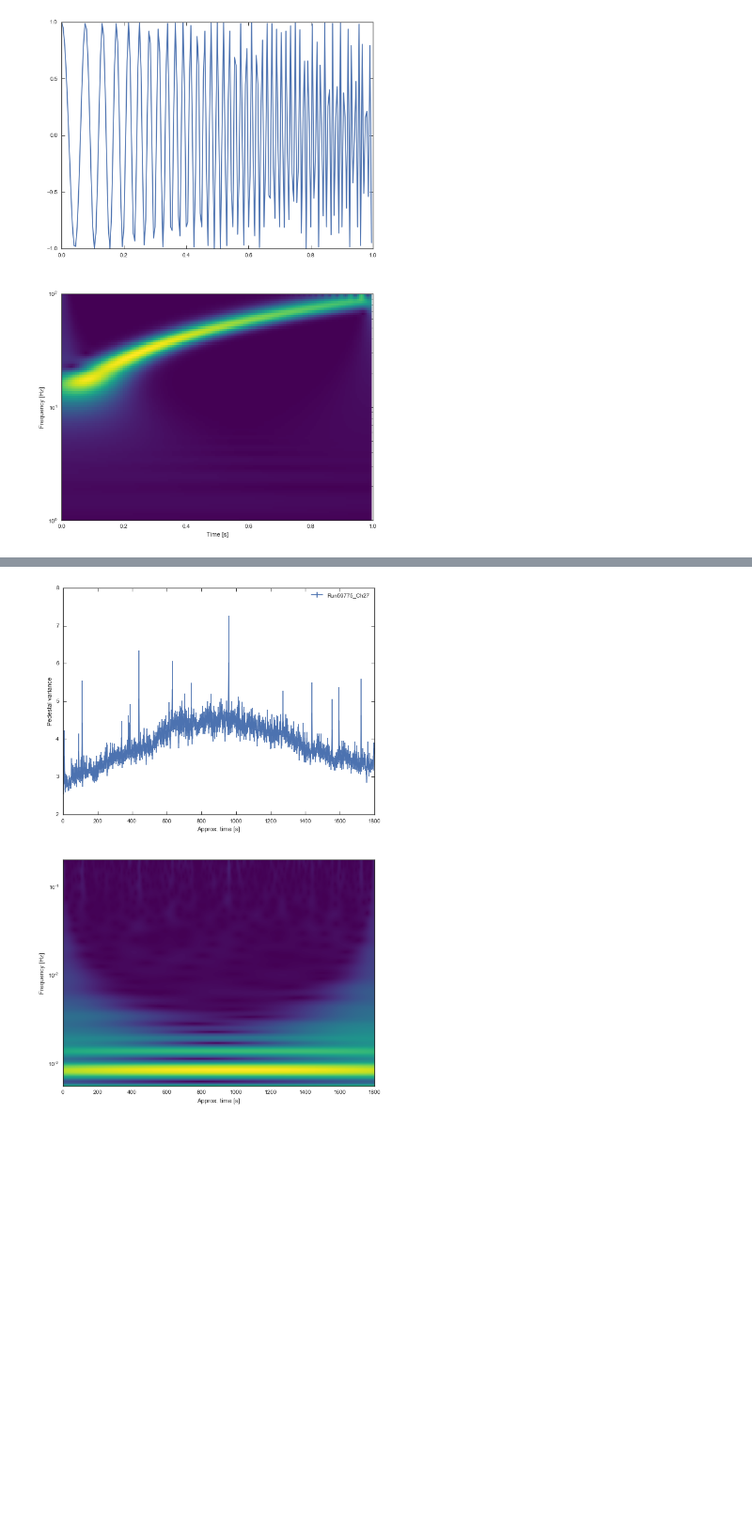
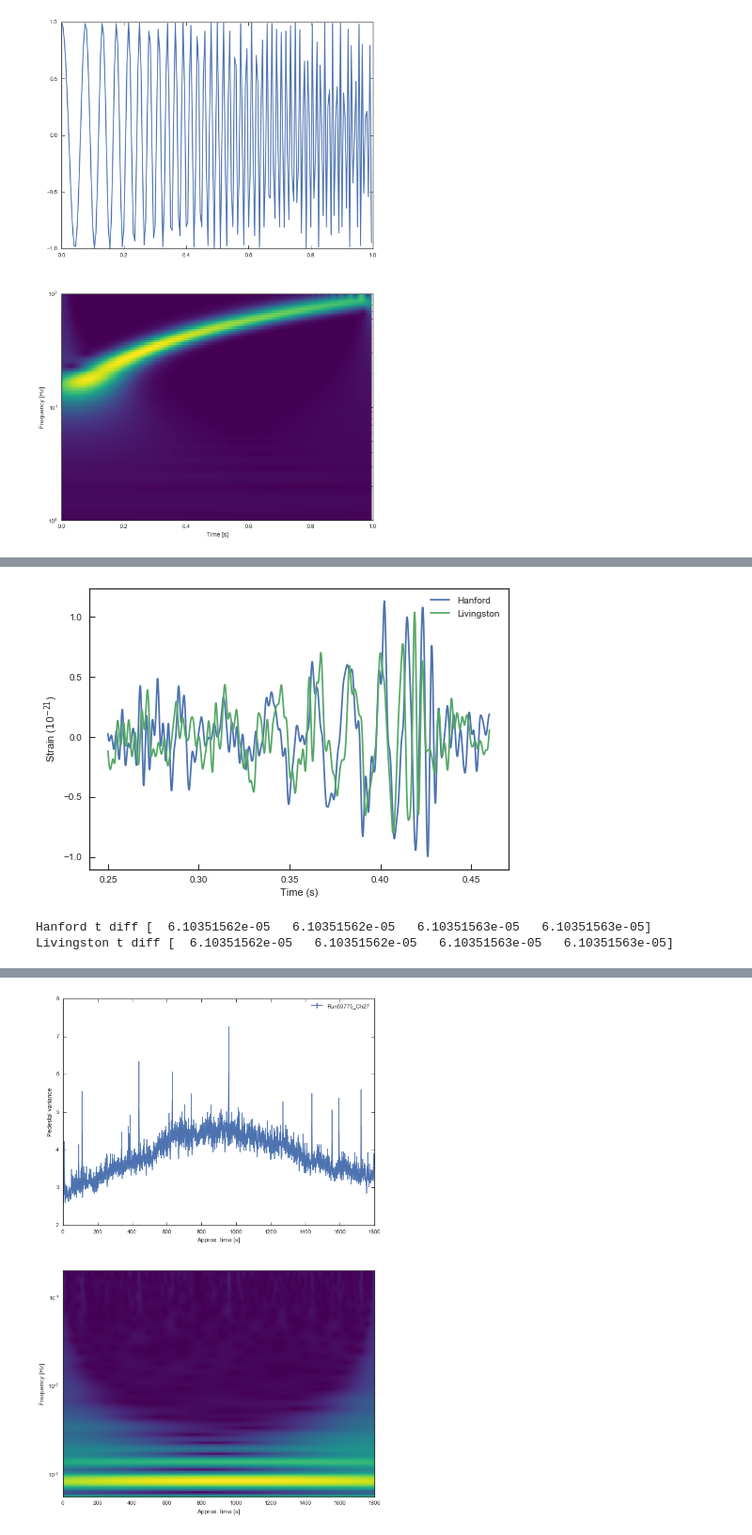
Before and after one commit to qi-feng/TimeSeries, a Jupyter notebook: pedvar/pedvar.ipynb, the cells around one changed output, grey strips where cells are left out. Shown at 94% size. Drawn from its saved outputs; the diff is of its cells as text; code cells hidden in the pictures; blank space fills up the shorter version.

```diff
--- a/pedvar/pedvar.ipynb
+++ b/pedvar/pedvar.ipynb
@@ -186,0 +195,5 @@ plot_cwt(t, sig, dt=None, plot_series=True, w0=8, cmap='viridis')
+# %%
+dfH = pd.read_csv("GW150914_H.txt", sep=r"\s+", header=None, skiprows=1, names=["t", "strain"])
+dfL = pd.read_csv("GW150914_L.txt", sep=r"\s+", header=None, skiprows=1, names=["t", "strain"])
+
+dfH.head()
@@ -186,0 +207,15 @@ plot_cwt(t, sig, dt=None, plot_series=True, w0=8, cmap='viridis')
+# %%
+plt.plot(dfH.t, dfH.strain, label="Hanford")
+plt.plot(dfL.t, dfL.strain, label="Livingston")
+plt.xlabel("Time (s)")
+plt.ylabel(r"Strain ($10^{-21}$)")
+plt.legend()
+plt.show()
+print("Hanford t diff {}".format(np.unique(np.diff(dfH.t))))
+print("Livingston t diff {}".format(np.unique(np.diff(dfL.t))))
+
+#plt.hist(np.diff(dfH.t))
+# %% [output]
+[figure, added]
+Hanford t diff [  6.10351562e-05   6.10351562e-05   6.10351563e-05   6.10351563e-05]
+Livingston t diff [  6.10351562e-05   6.10351562e-05   6.10351563e-05   6.10351563e-05]
```
Also changed, not shown: parts of 18 cells of this notebook, 1 other file.
